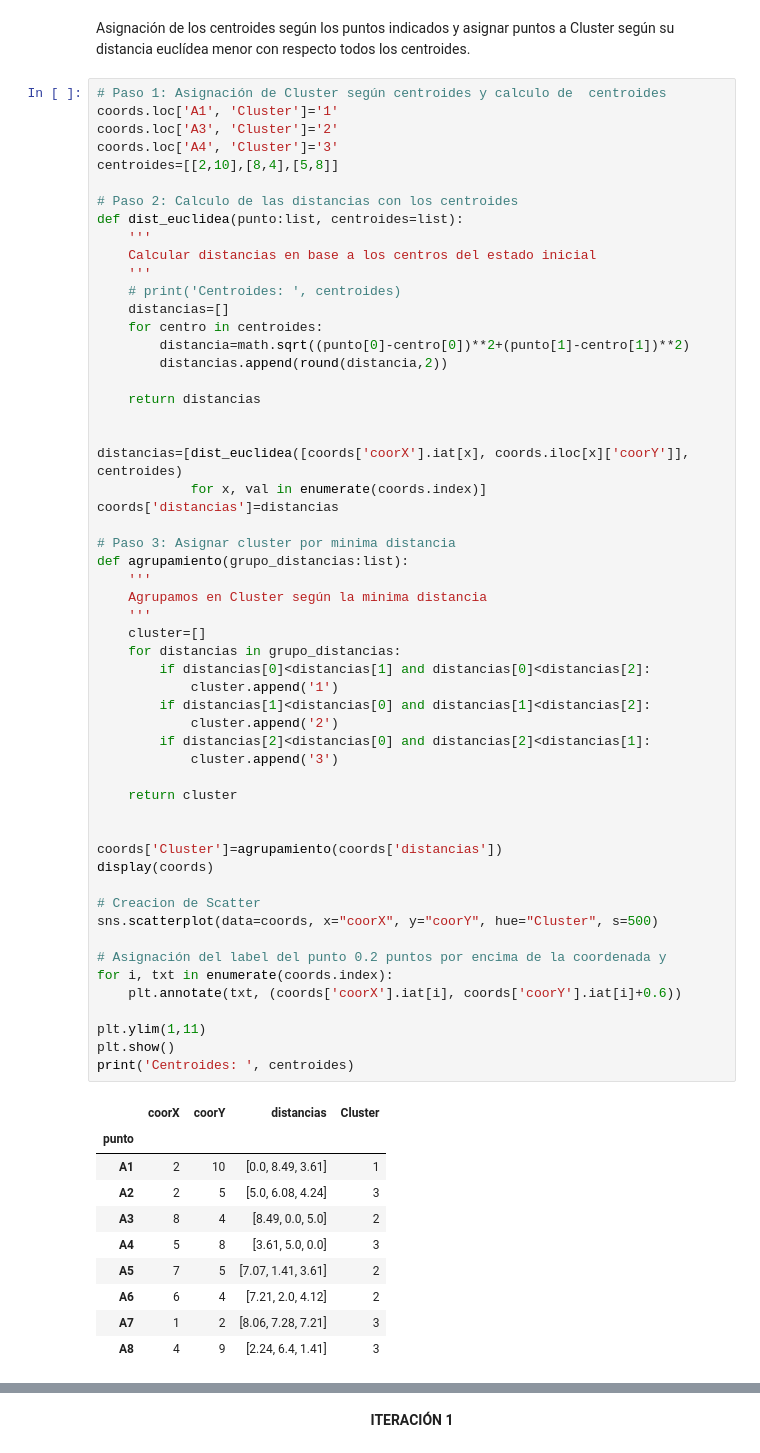
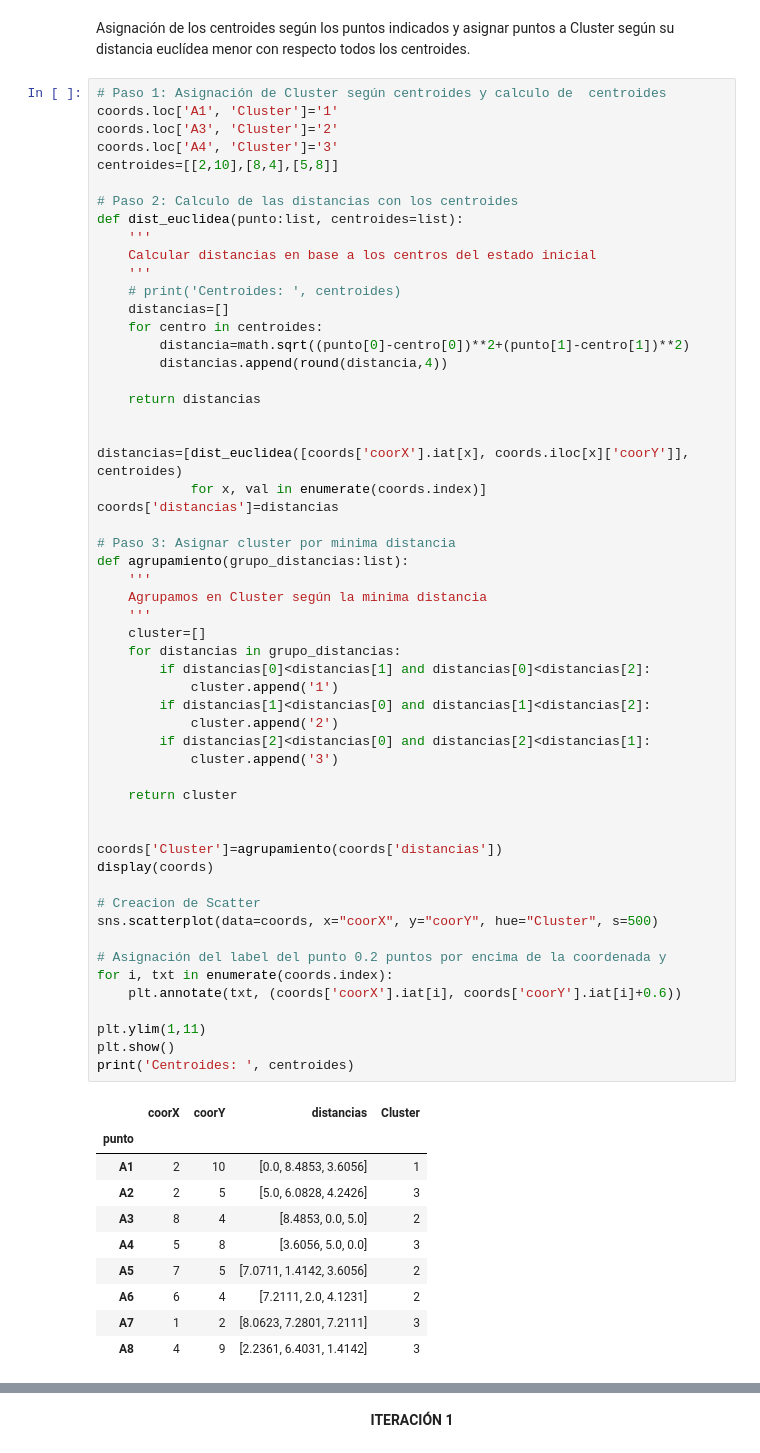
Before and after one commit to Vic-silo/Master_EIP, a Jupyter notebook: 10_Fundamentos_IA/5_Clustering/VictorSimoLozano_A5_FIA.ipynb, the cells around one changed output, grey strips where cells are left out. Cells and saved outputs as stored; diff of their text form.

```diff
--- a/10_Fundamentos_IA/5_Clustering/VictorSimoLozano_A5_FIA.ipynb
+++ b/10_Fundamentos_IA/5_Clustering/VictorSimoLozano_A5_FIA.ipynb
@@ -78,7 +78,7 @@ def dist_euclidea(punto:list, centroides=list):
     distancias=[]
     for centro in centroides:
         distancia=math.sqrt((punto[0]-centro[0])**2+(punto[1]-centro[1])**2)
-        distancias.append(round(distancia,2))
+        distancias.append(round(distancia,4))
 
     return distancias
 
@@ -93,41 +93,41 @@ def agrupamiento(grupo_distancias:list):
     Agrupamos en Cluster según la minima distancia
     '''
     cluster=[]
     for distancias in grupo_distancias:
         if distancias[0]<distancias[1] and distancias[0]<distancias[2]:
             cluster.append('1')
         if distancias[1]<distancias[0] and distancias[1]<distancias[2]:
             cluster.append('2')
         if distancias[2]<distancias[0] and distancias[2]<distancias[1]:
             cluster.append('3')
 
     return cluster
 
 
 coords['Cluster']=agrupamiento(coords['distancias'])
 display(coords)
 
 # Creacion de Scatter
 sns.scatterplot(data=coords, x="coorX", y="coorY", hue="Cluster", s=500)
 
 # Asignación del label del punto 0.2 puntos por encima de la coordenada y
 for i, txt in enumerate(coords.index):
     plt.annotate(txt, (coords['coorX'].iat[i], coords['coorY'].iat[i]+0.6))
 
 plt.ylim(1,11)
 plt.show()
 print('Centroides: ', centroides)
 # %% [output]
 |  | coorX | coorY | distancias | Cluster |
 | punto |  |  |  |  |
-| A1 | 2 | 10 | [0.0, 8.49, 3.61] | 1 |
-| A2 | 2 | 5 | [5.0, 6.08, 4.24] | 3 |
-| A3 | 8 | 4 | [8.49, 0.0, 5.0] | 2 |
-| A4 | 5 | 8 | [3.61, 5.0, 0.0] | 3 |
-| A5 | 7 | 5 | [7.07, 1.41, 3.61] | 2 |
-| A6 | 6 | 4 | [7.21, 2.0, 4.12] | 2 |
-| A7 | 1 | 2 | [8.06, 7.28, 7.21] | 3 |
-| A8 | 4 | 9 | [2.24, 6.4, 1.41] | 3 |
+| A1 | 2 | 10 | [0.0, 8.4853, 3.6056] | 1 |
+| A2 | 2 | 5 | [5.0, 6.0828, 4.2426] | 3 |
+| A3 | 8 | 4 | [8.4853, 0.0, 5.0] | 2 |
+| A4 | 5 | 8 | [3.6056, 5.0, 0.0] | 3 |
+| A5 | 7 | 5 | [7.0711, 1.4142, 3.6056] | 2 |
+| A6 | 6 | 4 | [7.2111, 2.0, 4.1231] | 2 |
+| A7 | 1 | 2 | [8.0623, 7.2801, 7.2111] | 3 |
+| A8 | 4 | 9 | [2.2361, 6.4031, 1.4142] | 3 |
 [figure]
 Centroides:  [[2, 10], [8, 4], [5, 8]]
 # %% [markdown]
```
Also changed, not shown: parts of 8 cells of this notebook.
